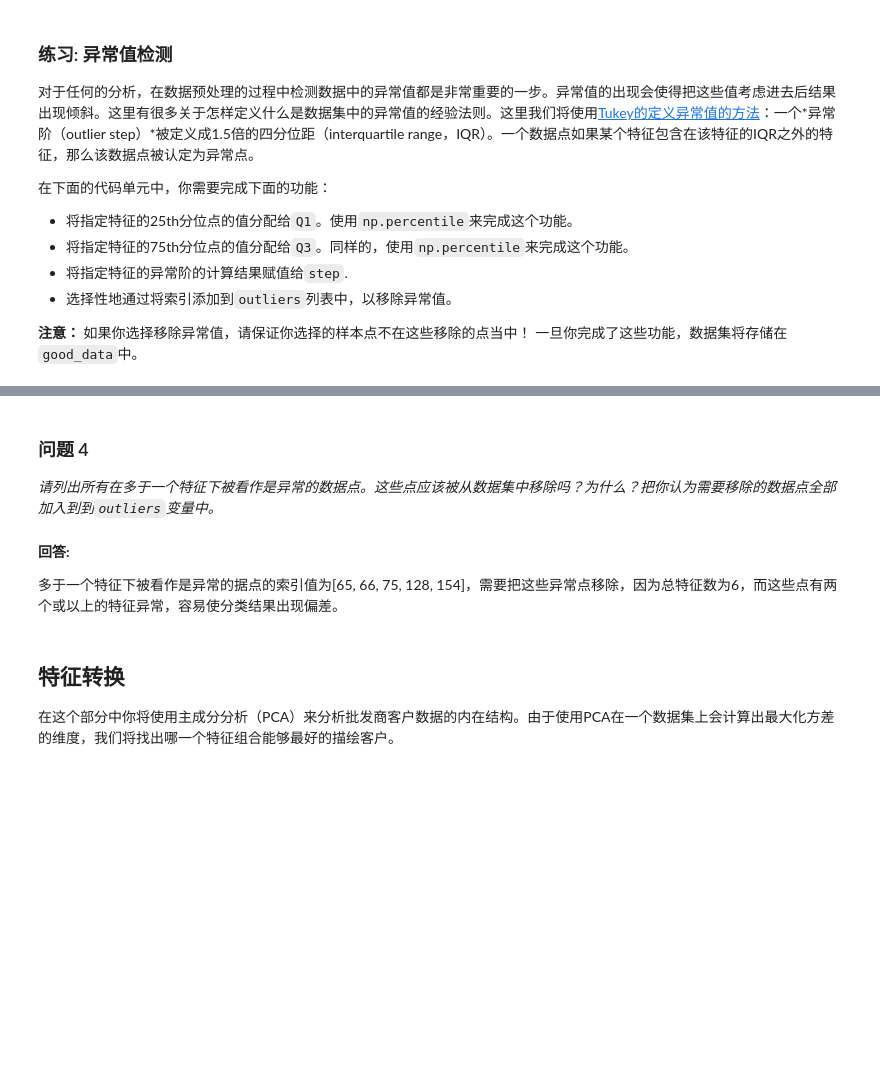
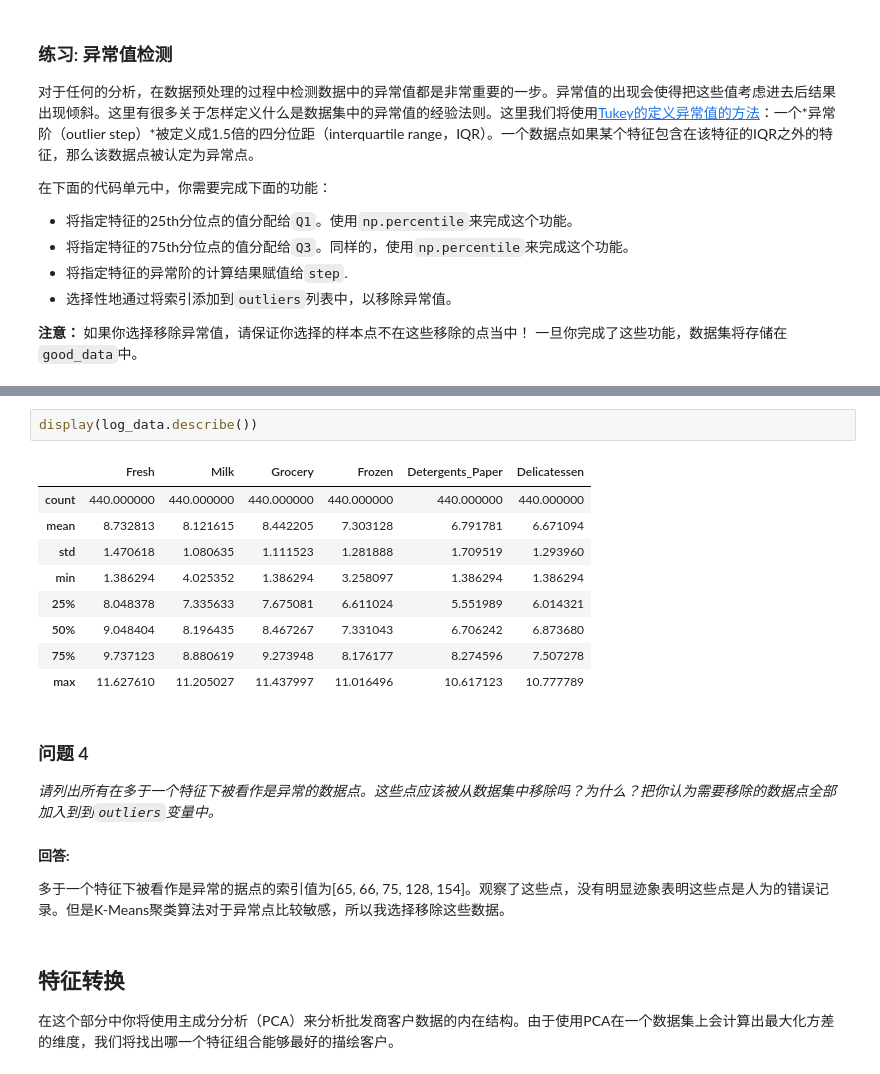
Before and after one commit to jay6987/creating_customer_segments, a Jupyter notebook: customer_segments.ipynb, the cells around one changed output, grey strips where cells are left out. Cells and saved outputs as stored; diff of their text form; blank space fills up the shorter version.

Commit message:
use k-means

```diff
--- a/customer_segments.ipynb
+++ b/customer_segments.ipynb
@@ -295,10 +297,22 @@ Data points considered outliers for the feature 'Delicatessen':
+# %%
+display(log_data.describe())
+# %% [output]
+|  | Fresh | Milk | Grocery | Frozen | Detergents_Paper | Delicatessen |
+| count | 440.000000 | 440.000000 | 440.000000 | 440.000000 | 440.000000 | 440.000000 |
+| mean | 8.732813 | 8.121615 | 8.442205 | 7.303128 | 6.791781 | 6.671094 |
+| std | 1.470618 | 1.080635 | 1.111523 | 1.281888 | 1.709519 | 1.293960 |
+| min | 1.386294 | 4.025352 | 1.386294 | 3.258097 | 1.386294 | 1.386294 |
+| 25% | 8.048378 | 7.335633 | 7.675081 | 6.611024 | 5.551989 | 6.014321 |
+| 50% | 9.048404 | 8.196435 | 8.467267 | 7.331043 | 6.706242 | 6.873680 |
+| 75% | 9.737123 | 8.880619 | 9.273948 | 8.176177 | 8.274596 | 7.507278 |
+| max | 11.627610 | 11.205027 | 11.437997 | 11.016496 | 10.617123 | 10.777789 |
 # %% [markdown]
 ### 问题 4
 *请列出所有在多于一个特征下被看作是异常的数据点。这些点应该被从数据集中移除吗？为什么？把你认为需要移除的数据点全部加入到到`outliers`变量中。*
 # %% [markdown]
 **回答:**
 
-多于一个特征下被看作是异常的据点的索引值为[65, 66, 75, 128, 154]，需要把这些异常点移除，因为总特征数为6，而这些点有两个或以上的特征异常，容易使分类结果出现偏差。
+多于一个特征下被看作是异常的据点的索引值为[65, 66, 75, 128, 154]。观察了这些点，没有明显迹象表明这些点是人为的错误记录。但是K-Means聚类算法对于异常点比较敏感，所以我选择移除这些数据。
 # %% [markdown]
 ## 特征转换
 在这个部分中你将使用主成分分析（PCA）来分析批发商客户数据的内在结构。由于使用PCA在一个数据集上会计算出最大化方差的维度，我们将找出哪一个特征组合能够最好的描绘客户。
```
Also changed, not shown: parts of 7 cells of this notebook, 1 other file.
